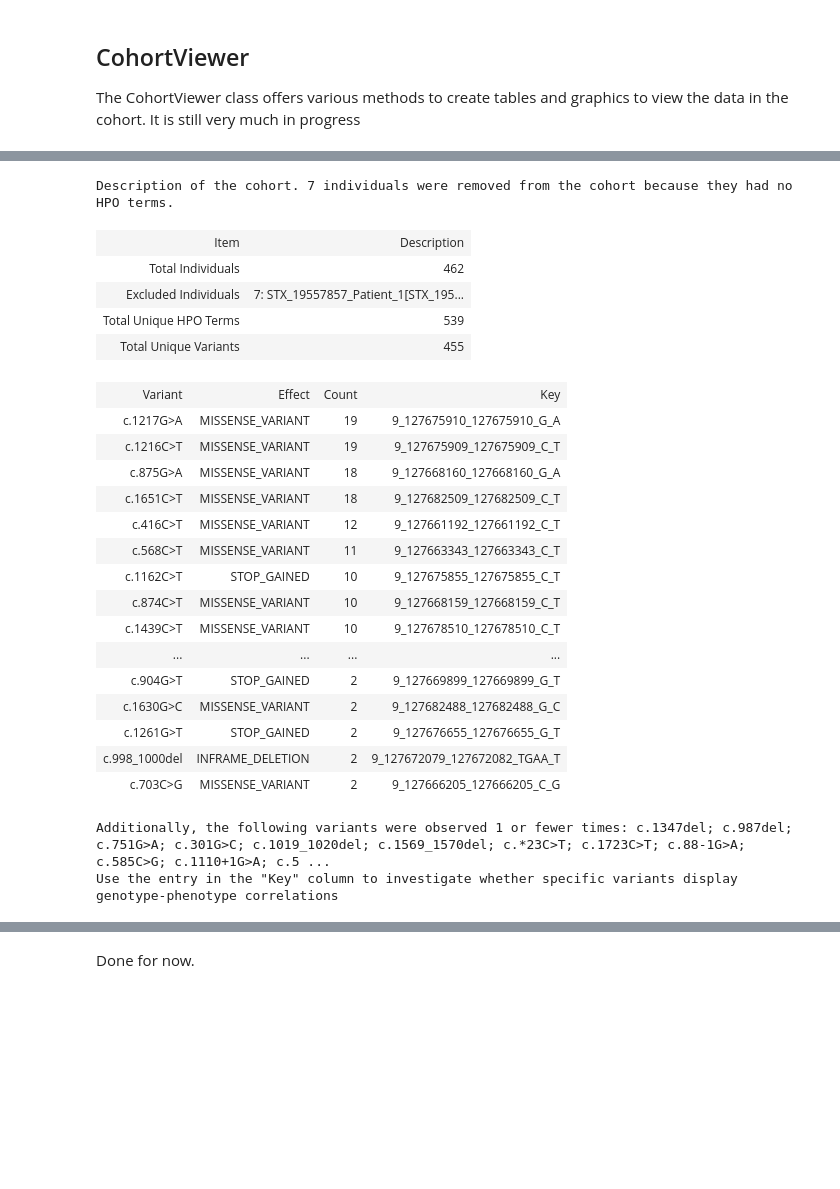
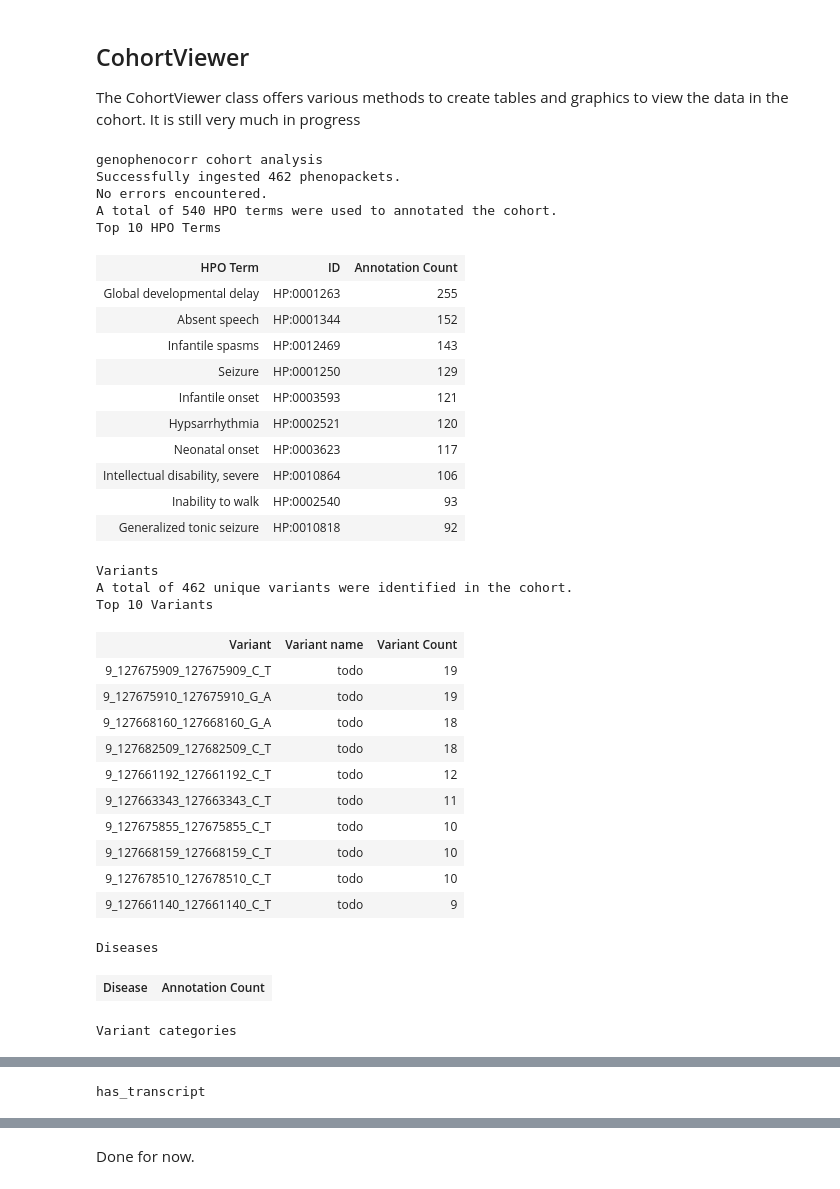
Before and after one commit to monarch-initiative/gpsea, a Jupyter notebook: notebooks/STXBP1/STXBP1.ipynb, the cells around one changed output, grey strips where cells are left out. Saved outputs shown, nothing was run; the diff lists cells and outputs as text; code cells hidden in the pictures; blank space fills up the shorter version.

```diff
--- a/notebooks/STXBP1/STXBP1.ipynb
+++ b/notebooks/STXBP1/STXBP1.ipynb
@@ -45,5 +51,43 @@ Showing errors and warnings
 <p>The CohortViewer class offers various methods to create tables and graphics to view the data in the cohort.
 It is still very much in progress</p>
 # %%
-from genophenocorr.view import CohortViewer
 from IPython.display import display, HTML
+from genophenocorr.view import CohortViewable
+
+viewer = CohortViewable(hpo=hpo, transcript_id=tx_id)
+html = viewer.process(cohort=cohort)
+display(HTML(html))
+# %% [output]
+genophenocorr cohort analysis
+Successfully ingested 462 phenopackets.
+No errors encountered.
+A total of 540 HPO terms were used to annotated the cohort.
+Top 10 HPO Terms
+| HPO Term | ID | Annotation Count |
+| Global developmental delay | HP:0001263 | 255 |
+| Absent speech | HP:0001344 | 152 |
+| Infantile spasms | HP:0012469 | 143 |
+| Seizure | HP:0001250 | 129 |
+| Infantile onset | HP:0003593 | 121 |
+| Hypsarrhythmia | HP:0002521 | 120 |
+| Neonatal onset | HP:0003623 | 117 |
+| Intellectual disability, severe | HP:0010864 | 106 |
+| Inability to walk | HP:0002540 | 93 |
+| Generalized tonic seizure | HP:0010818 | 92 |
+Variants
+A total of 462 unique variants were identified in the cohort.
+Top 10 Variants
+| Variant | Variant name | Variant Count |
+| 9_127675909_127675909_C_T | todo | 19 |
+| 9_127675910_127675910_G_A | todo | 19 |
+| 9_127668160_127668160_G_A | todo | 18 |
+| 9_127682509_127682509_C_T | todo | 18 |
+| 9_127661192_127661192_C_T | todo | 12 |
+| 9_127663343_127663343_C_T | todo | 11 |
+| 9_127675855_127675855_C_T | todo | 10 |
+| 9_127668159_127668159_C_T | todo | 10 |
+| 9_127678510_127678510_C_T | todo | 10 |
+| 9_127661140_127661140_C_T | todo | 9 |
+Diseases
+| Disease | Annotation Count |
+Variant categories
@@ -49,0 +106 @@ from IPython.display import display, HTML
+has_transcript
@@ -52,30 +106,0 @@ viewer = CohortViewer(hpo=hpo)
-# %%
-display(HTML(viewer.cohort_summary_table(cohort)))
-# %% [output]
-Description of the cohort. 7 individuals were removed from the cohort because they had no HPO terms.
-| Item | Description |
-| Total Individuals | 462 |
-| Excluded Individuals | 7: STX_19557857_Patient_1[STX_195... |
-| Total Unique HPO Terms | 539 |
-| Total Unique Variants | 455 |
-# %%
-display(HTML(viewer.variants_table(cohort, 'NM_003165.6')))
-# %% [output]
-| Variant | Effect | Count | Key |
-| c.1217G>A | MISSENSE_VARIANT | 19 | 9_127675910_127675910_G_A |
-| c.1216C>T | MISSENSE_VARIANT | 19 | 9_127675909_127675909_C_T |
-| c.875G>A | MISSENSE_VARIANT | 18 | 9_127668160_127668160_G_A |
-| c.1651C>T | MISSENSE_VARIANT | 18 | 9_127682509_127682509_C_T |
-| c.416C>T | MISSENSE_VARIANT | 12 | 9_127661192_127661192_C_T |
-| c.568C>T | MISSENSE_VARIANT | 11 | 9_127663343_127663343_C_T |
-| c.1162C>T | STOP_GAINED | 10 | 9_127675855_127675855_C_T |
-| c.874C>T | MISSENSE_VARIANT | 10 | 9_127668159_127668159_C_T |
-| c.1439C>T | MISSENSE_VARIANT | 10 | 9_127678510_127678510_C_T |
-| ... | ... | ... | ... |
-| c.904G>T | STOP_GAINED | 2 | 9_127669899_127669899_G_T |
-| c.1630G>C | MISSENSE_VARIANT | 2 | 9_127682488_127682488_G_C |
-| c.1261G>T | STOP_GAINED | 2 | 9_127676655_127676655_G_T |
-| c.998_1000del | INFRAME_DELETION | 2 | 9_127672079_127672082_TGAA_T |
-| c.703C>G | MISSENSE_VARIANT | 2 | 9_127666205_127666205_C_G |
-Additionally, the following variants were observed 1 or fewer times: c.1347del; c.987del; c.751G>A; c.301G>C; c.1019_1020del; c.1569_1570del; c.*23C>T; c.1723C>T; c.88-1G>A; c.585C>G; c.1110+1G>A; c.5 ...
-Use the entry in the "Key" column to investigate whether specific variants display genotype-phenotype correlations
```
Also changed, not shown: parts of 9 cells of this notebook, 4 other files.
